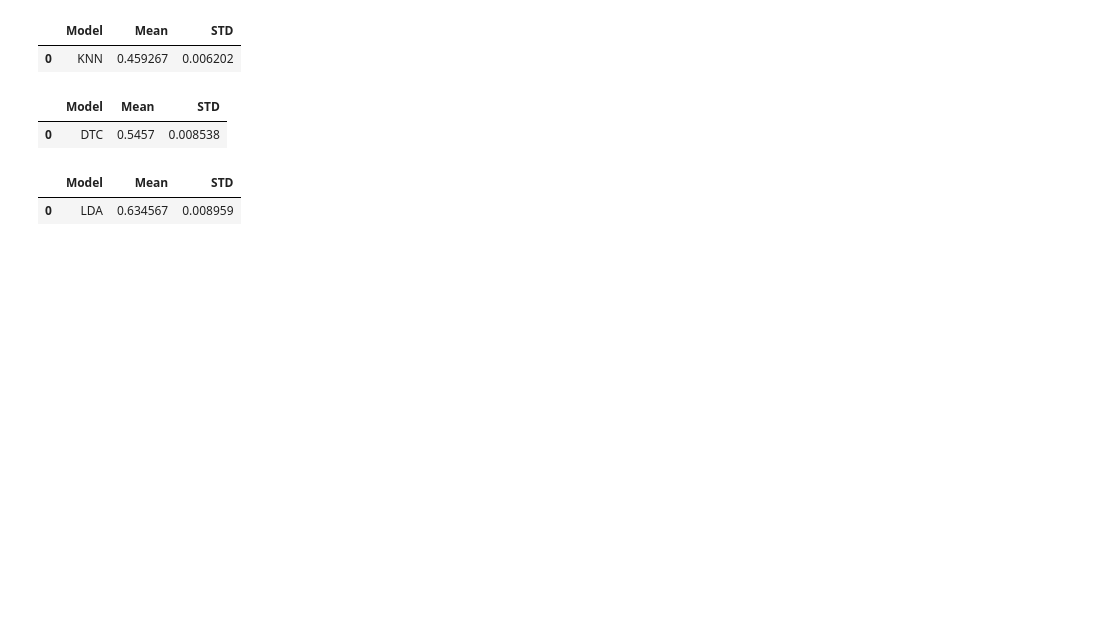
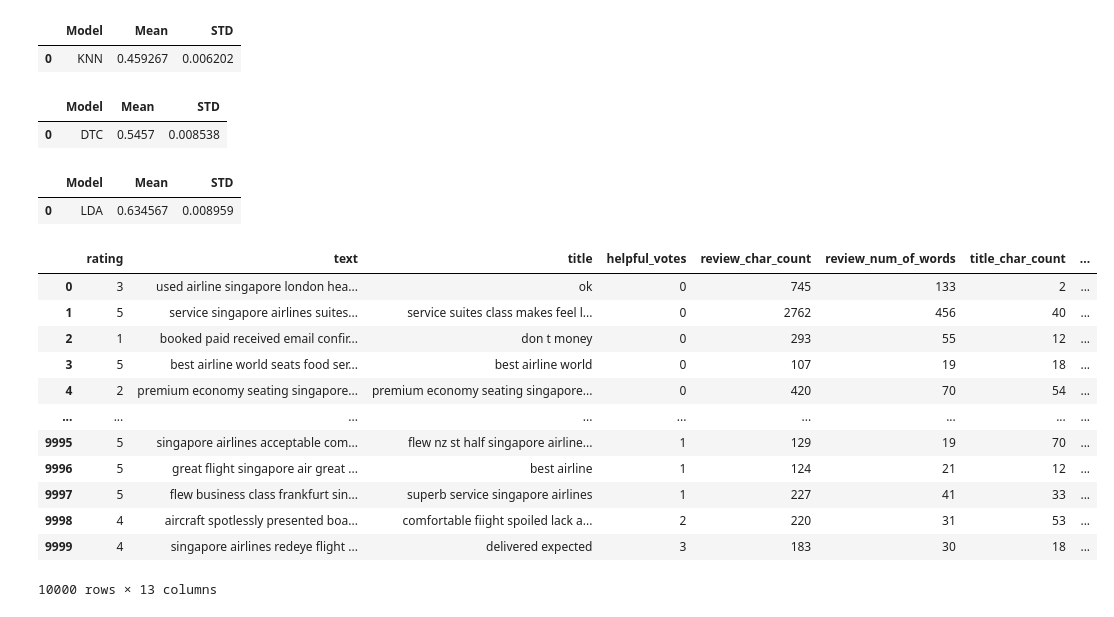
Before and after one commit to MaukanMir/Singapore-Airline-Reviews, a Jupyter notebook: training.ipynb, the cells around one changed output. Saved outputs shown, nothing was run; the diff lists cells and outputs as text; code cells hidden in the pictures; blank space fills up the shorter version.

```diff
--- a/training.ipynb
+++ b/training.ipynb
@@ -311,3 +310,19 @@ testing_selected_models(names, models, X, y)
 # %% [output]
 |  | Model | Mean | STD |
 | 0 | LDA | 0.634567 | 0.008959 |
+# %%
+df
+# %% [output]
+|  | rating | text | title | helpful_votes | review_char_count | review_num_of_words | title_char_count | ... |
+| 0 | 3 | used airline singapore london hea... | ok | 0 | 745 | 133 | 2 | ... |
+| 1 | 5 | service singapore airlines suites... | service suites class makes feel l... | 0 | 2762 | 456 | 40 | ... |
+| 2 | 1 | booked paid received email confir... | don t money | 0 | 293 | 55 | 12 | ... |
+| 3 | 5 | best airline world seats food ser... | best airline world | 0 | 107 | 19 | 18 | ... |
+| 4 | 2 | premium economy seating singapore... | premium economy seating singapore... | 0 | 420 | 70 | 54 | ... |
+| ... | ... | ... | ... | ... | ... | ... | ... | ... |
+| 9995 | 5 | singapore airlines acceptable com... | flew nz st half singapore airline... | 1 | 129 | 19 | 70 | ... |
+| 9996 | 5 | great flight singapore air great ... | best airline | 1 | 124 | 21 | 12 | ... |
+| 9997 | 5 | flew business class frankfurt sin... | superb service singapore airlines | 1 | 227 | 41 | 33 | ... |
+| 9998 | 4 | aircraft spotlessly presented boa... | comfortable fiight spoiled lack a... | 2 | 220 | 31 | 53 | ... |
+| 9999 | 4 | singapore airlines redeye flight ... | delivered expected | 3 | 183 | 30 | 18 | ... |
+10000 rows × 13 columns
```
Also changed, not shown: parts of 3 cells of this notebook.
